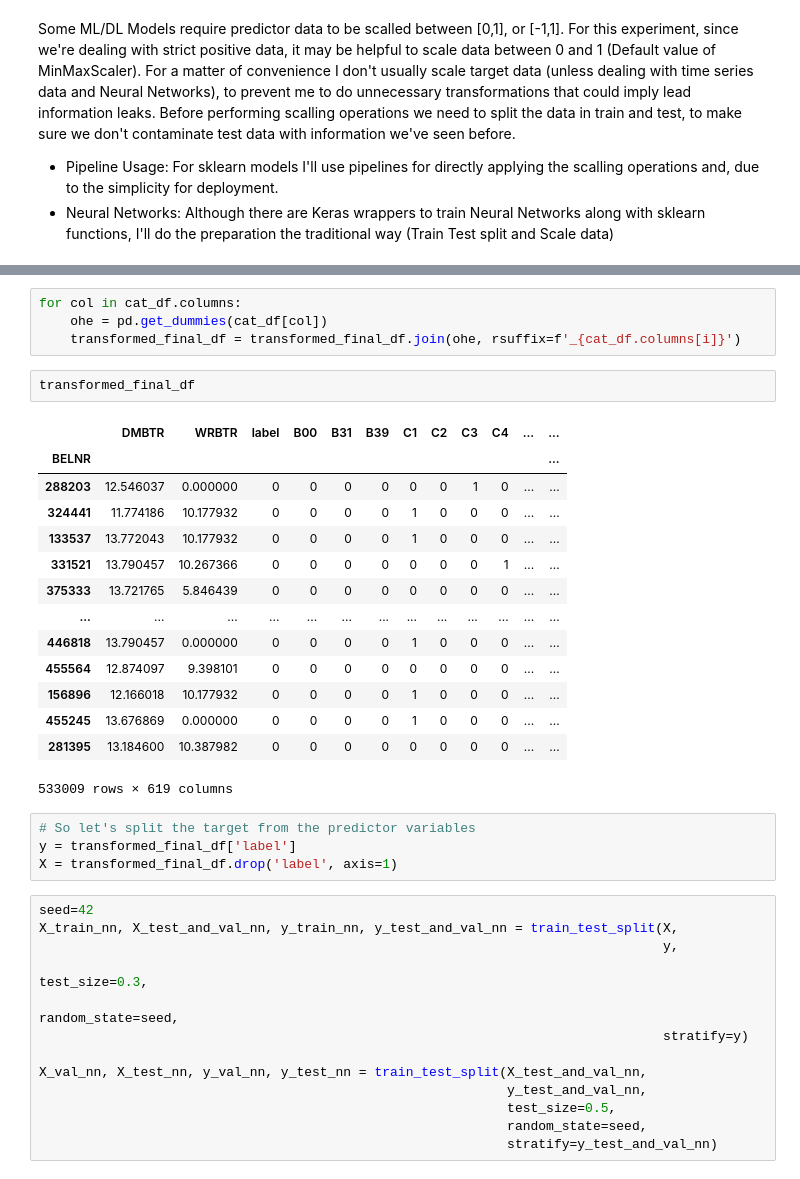
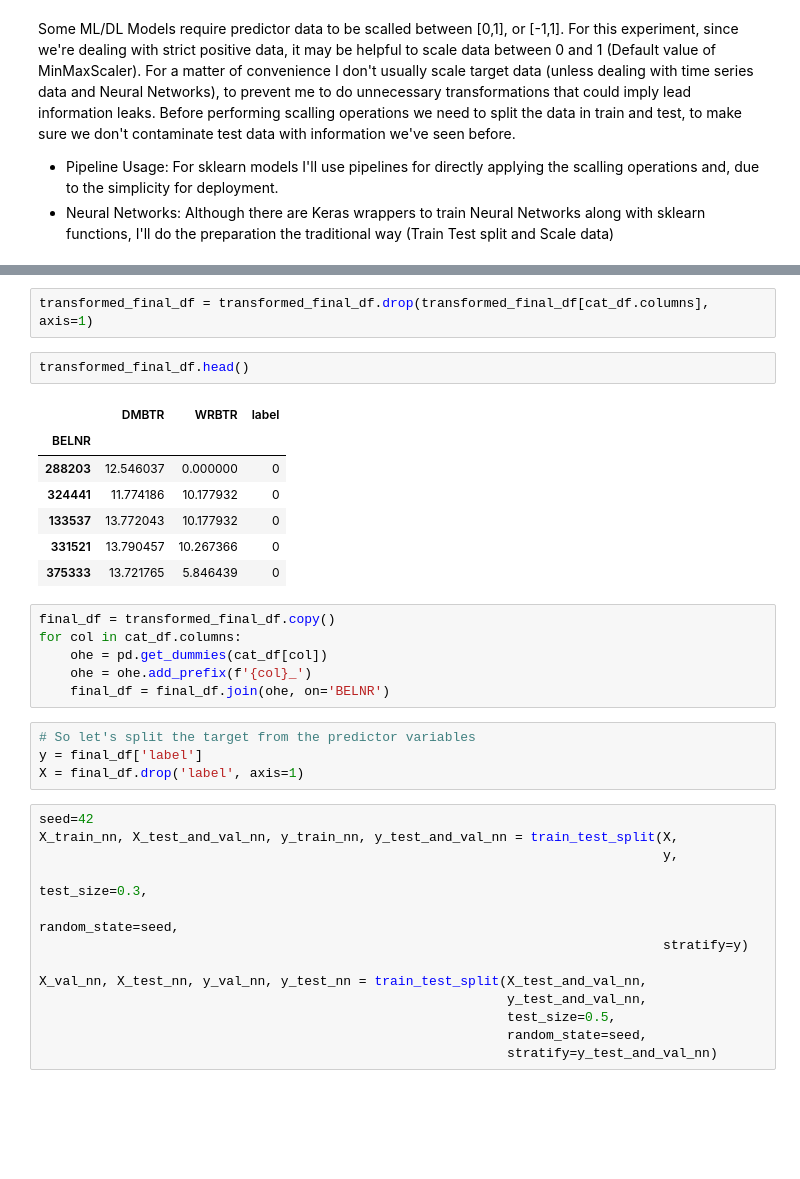
Before and after one commit to diogodalves/siemens_data_challange, a Jupyter notebook: data_challange.ipynb, the cells around one changed output, grey strips where cells are left out. Drawn from its saved outputs; the diff is of its cells as text; blank space fills up the shorter version.

```diff
--- a/data_challange.ipynb
+++ b/data_challange.ipynb
@@ -628,28 +625,25 @@ Warning: No categorical columns found. Calling 'transform' will only return inpu
+# %%
+transformed_final_df = transformed_final_df.drop(transformed_final_df[cat_df.columns], axis=1)
+# %%
+transformed_final_df.head()
+# %% [output]
+|  | DMBTR | WRBTR | label |
+| BELNR |  |  |  |
+| 288203 | 12.546037 | 0.000000 | 0 |
+| 324441 | 11.774186 | 10.177932 | 0 |
+| 133537 | 13.772043 | 10.177932 | 0 |
+| 331521 | 13.790457 | 10.267366 | 0 |
+| 375333 | 13.721765 | 5.846439 | 0 |
 # %%
+final_df = transformed_final_df.copy()
 for col in cat_df.columns:
     ohe = pd.get_dummies(cat_df[col])
-    transformed_final_df = transformed_final_df.join(ohe, rsuffix=f'_{cat_df.columns[i]}')
+    ohe = ohe.add_prefix(f'{col}_')
+    final_df = final_df.join(ohe, on='BELNR')
-# %%
-transformed_final_df
-# %% [output]
-|  | DMBTR | WRBTR | label | B00 | B31 | B39 | C1 | C2 | C3 | C4 | ... | ... |
-| BELNR |  |  |  |  |  |  |  |  |  |  |  | ... |
-| 288203 | 12.546037 | 0.000000 | 0 | 0 | 0 | 0 | 0 | 0 | 1 | 0 | ... | ... |
-| 324441 | 11.774186 | 10.177932 | 0 | 0 | 0 | 0 | 1 | 0 | 0 | 0 | ... | ... |
-| 133537 | 13.772043 | 10.177932 | 0 | 0 | 0 | 0 | 1 | 0 | 0 | 0 | ... | ... |
-| 331521 | 13.790457 | 10.267366 | 0 | 0 | 0 | 0 | 0 | 0 | 0 | 1 | ... | ... |
-| 375333 | 13.721765 | 5.846439 | 0 | 0 | 0 | 0 | 0 | 0 | 0 | 0 | ... | ... |
-| ... | ... | ... | ... | ... | ... | ... | ... | ... | ... | ... | ... | ... |
-| 446818 | 13.790457 | 0.000000 | 0 | 0 | 0 | 0 | 1 | 0 | 0 | 0 | ... | ... |
-| 455564 | 12.874097 | 9.398101 | 0 | 0 | 0 | 0 | 0 | 0 | 0 | 0 | ... | ... |
-| 156896 | 12.166018 | 10.177932 | 0 | 0 | 0 | 0 | 1 | 0 | 0 | 0 | ... | ... |
-| 455245 | 13.676869 | 0.000000 | 0 | 0 | 0 | 0 | 1 | 0 | 0 | 0 | ... | ... |
-| 281395 | 13.184600 | 10.387982 | 0 | 0 | 0 | 0 | 0 | 0 | 0 | 0 | ... | ... |
-533009 rows × 619 columns
 # %%
 # So let's split the target from the predictor variables
-y = transformed_final_df['label']
-X = transformed_final_df.drop('label', axis=1)
+y = final_df['label']
+X = final_df.drop('label', axis=1)
 # %%
 seed=42
 X_train_nn, X_test_and_val_nn, y_train_nn, y_test_and_val_nn = train_test_split(X,
```
Also changed, not shown: parts of 46 cells of this notebook, 1 other file.
